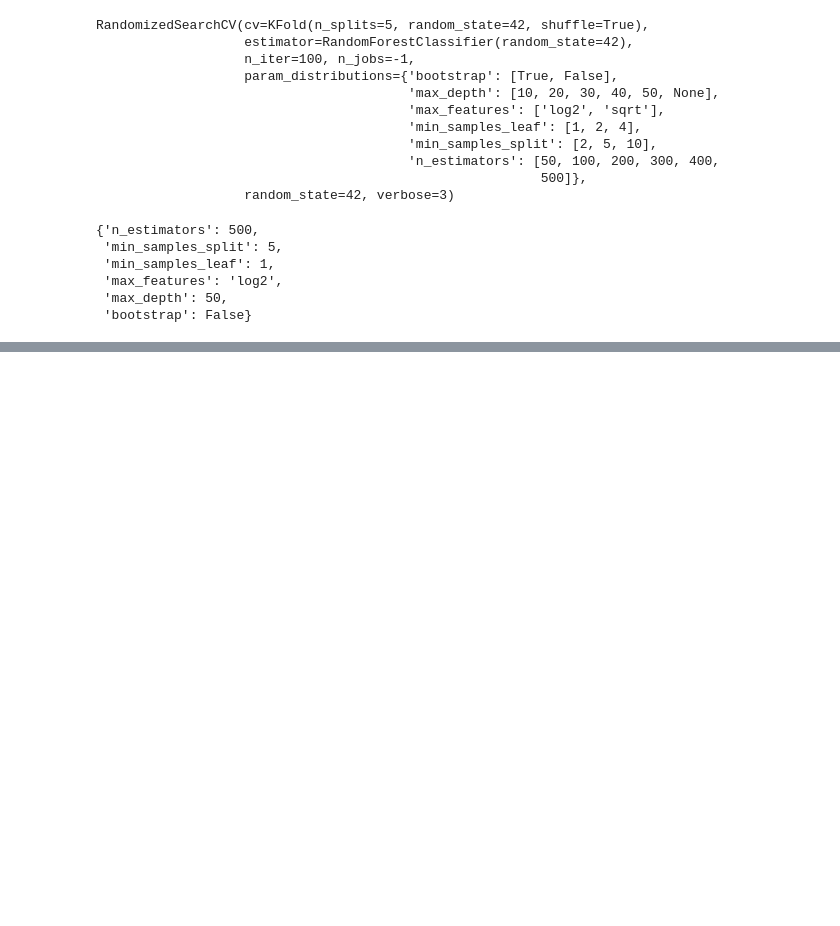
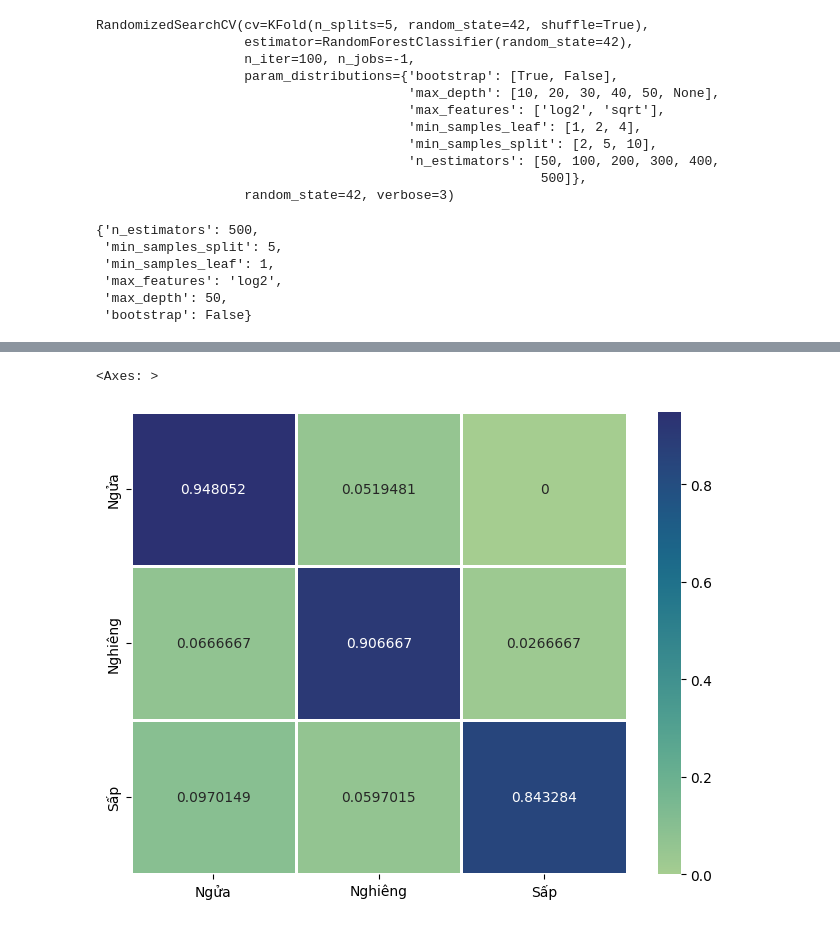
Before and after one commit to tranhuutuan261103/baby-pose-detection, a Jupyter notebook: src/keypoints_selection/sklearn.ipynb, the cells around one changed output, grey strips where cells are left out. Cells and saved outputs as stored; diff of their text form; code cells hidden in the pictures; blank space fills up the shorter version.

```diff
--- a/src/keypoints_selection/sklearn.ipynb
+++ b/src/keypoints_selection/sklearn.ipynb
@@ -42,7 +46,7 @@ model_path = "../models"
 # %% [markdown]
 # 1. Prepare data
 # %%
-train_df = pd.read_csv("../../data/key_points_rotate_scale_feature_selection.csv")
+train_df = pd.read_csv("../../data/key_points_zip.csv")
 # %%
 train_df.info()
 # %% [output]
@@ -346,3 +347,8 @@ print_results(result)
 [Parallel(n_jobs=1)]: Done 449 tasks      | elapsed:    0.0s
 |  | Model | Accuracy score | F1 score |
 | 0 | RF | 0.901776 | 0.901517 |
+# %%
+accuracy_rf_best = cross_val_score(best_random_forest_model, X_train, y_train, cv=k_fold, scoring="accuracy").mean()
+y_pred_rf_best = cross_val_predict(best_random_forest_model, X_train, y_train, cv=k_fold)
+cm_cross_val_rf_best = confusion_matrix(y_train, y_pred_rf_best)
+accuracy_rf_best, cm_cross_val_rf_best
@@ -349,2 +377,12 @@ print_results(result)
+# %%
+label_counts = np.sum(cm_cross_val_rf_best, axis=1)
+cm_cross_val = cm_cross_val_rf_best / label_counts[:, None]
+confusion_matrix_df = pd.DataFrame(cm_cross_val, index=["Ngửa", "Nghiêng", "Sấp"], columns=["Ngửa", "Nghiêng", "Sấp"])
+
+fig, ax = plt.subplots(figsize=(8, 6))
+sns.heatmap(confusion_matrix_df, linewidths=1, annot=True, ax=ax, fmt="g", cmap="crest")
+# %% [output]
+<Axes: >
+[figure, added]
 # %%
 save_model(best_random_forest_model, f"./{model_path}/random_forest.pkl")
```
Also changed, not shown: parts of 5 cells of this notebook, 1 other file.
